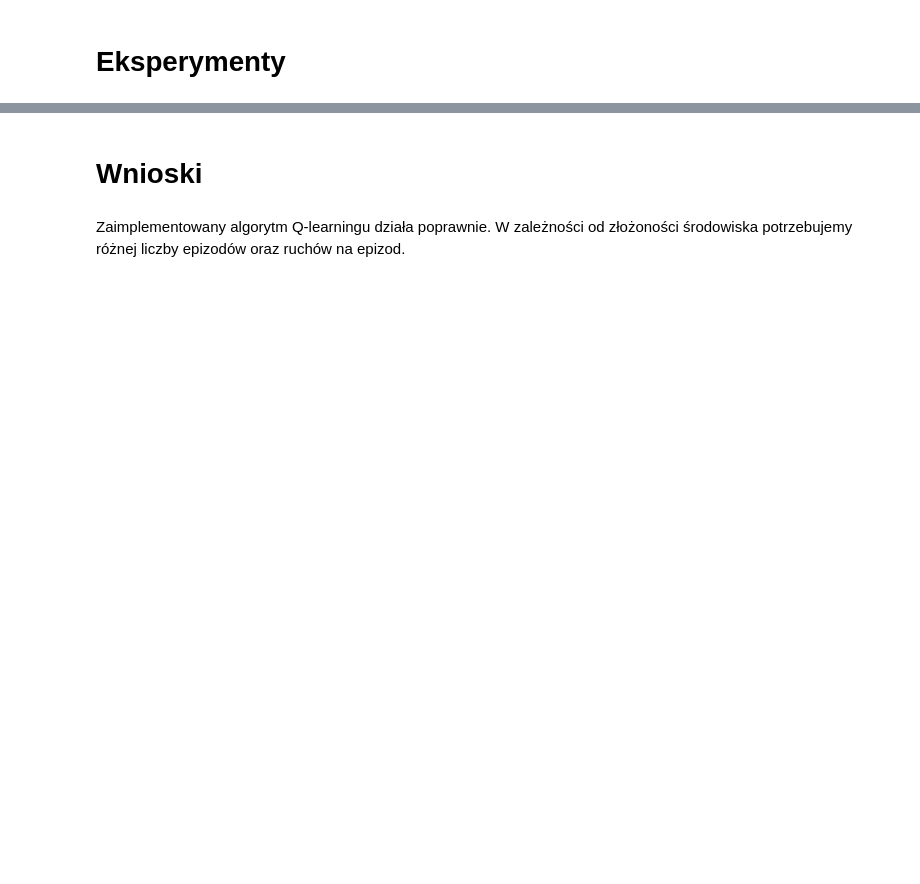
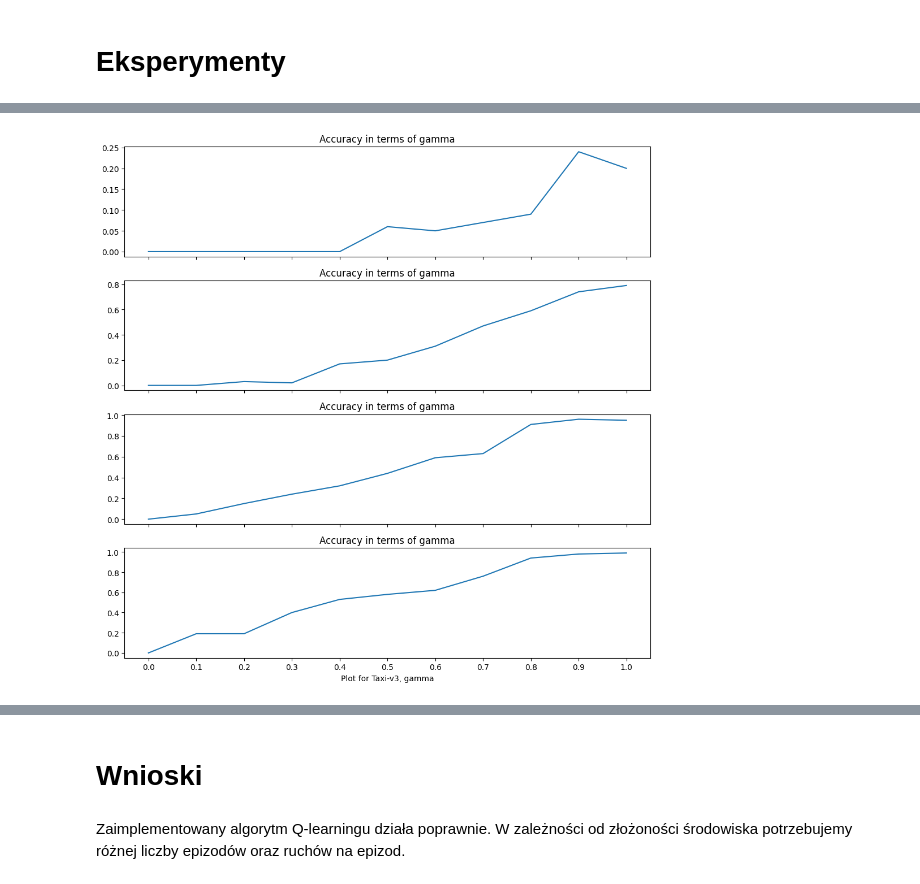
Before and after one commit to gwardasz/wsi-lab, a Jupyter notebook: Zadanie_6.ipynb, the cells around one changed output, grey strips where cells are left out. Cells and saved outputs as stored; diff of their text form; code cells hidden in the pictures; blank space fills up the shorter version.

```diff
--- a/Zadanie_6.ipynb
+++ b/Zadanie_6.ipynb
@@ -249,6 +215,0 @@ print(qls)
-# %%
-successes = 0
-for _ in range(100):
-    if qls.test(env.reset()):
-        successes +=1
-print("Average_accuracy: ", successes/100)
@@ -275,0 +320,4 @@ print(qls)
+# %%
+get_qls_accuracy_hiperparameter("Taxi-v3", [1000,2000,3000, 4000],'gamma', [i/10 for i in range(11)])
+# %% [output]
+[figure, added]
```
Also changed, not shown: parts of 24 cells of this notebook.
